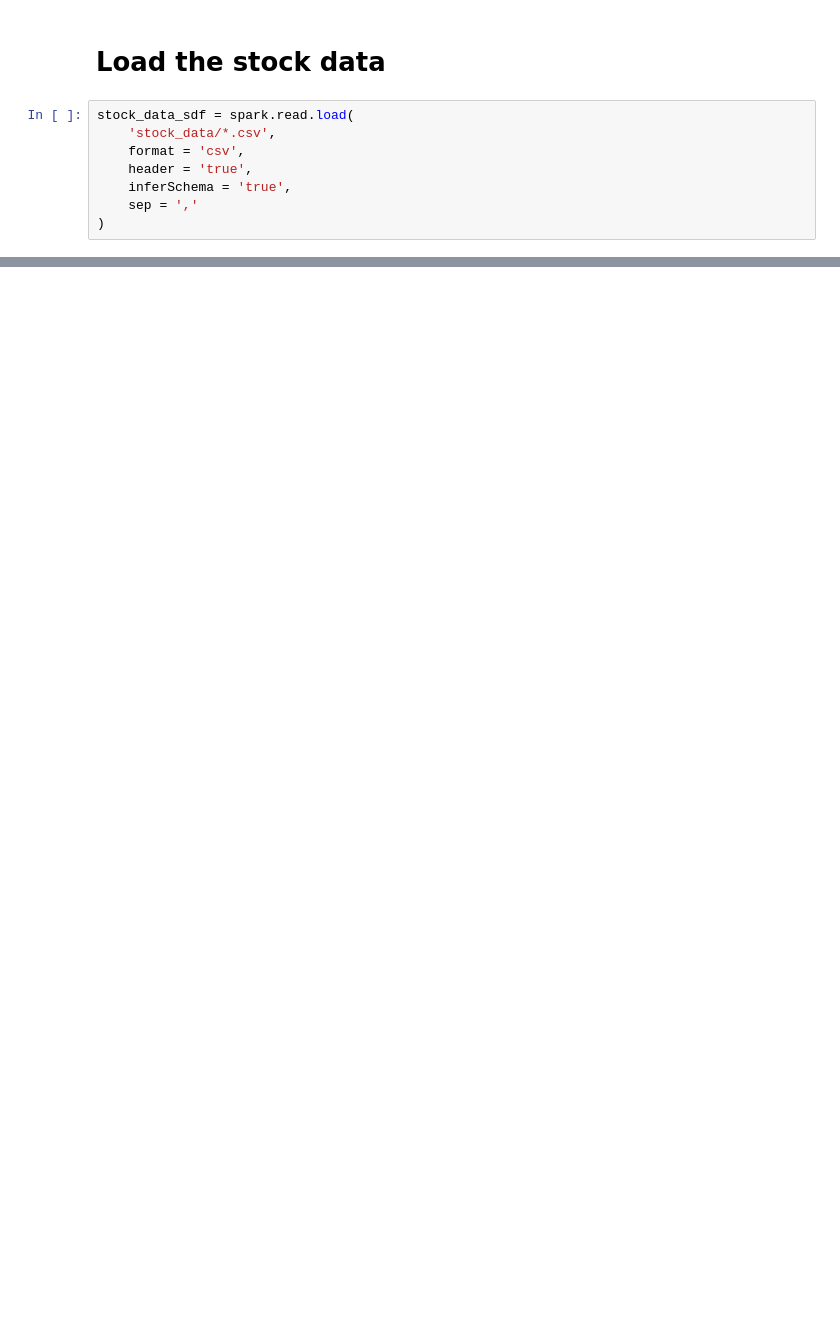
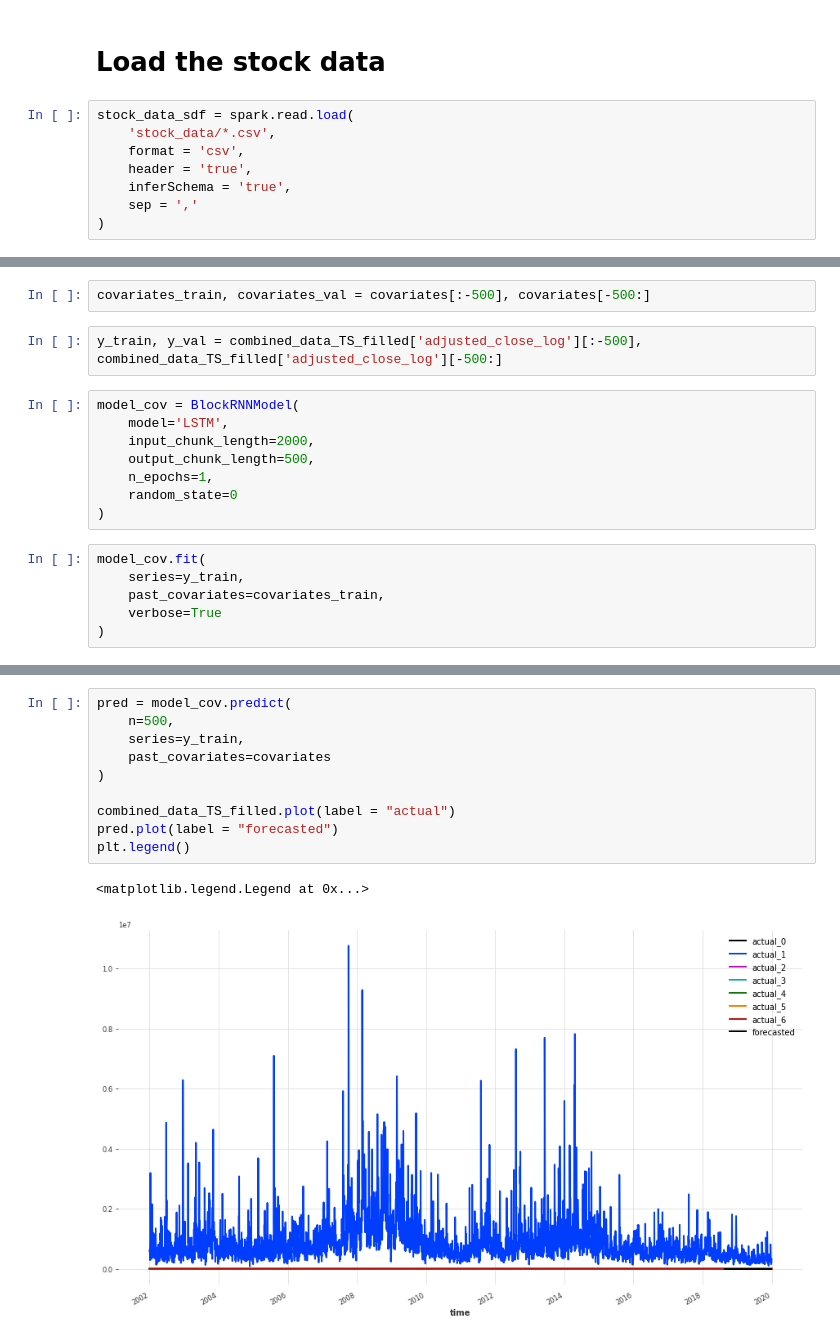
Before and after one commit to stevegbrooks/big-portfolio-learner, a Jupyter notebook: notebooks/step3b_global_tsa.ipynb, the cells around one changed output, grey strips where cells are left out. Drawn from its saved outputs; the diff is of its cells as text; blank space fills up the shorter version.

```diff
--- a/notebooks/step3b_global_tsa.ipynb
+++ b/notebooks/step3b_global_tsa.ipynb
@@ -143,0 +281,18 @@ Dimensions without coordinates: sample
+# %%
+covariates_train, covariates_val = covariates[:-500], covariates[-500:]
+# %%
+y_train, y_val = combined_data_TS_filled['adjusted_close_log'][:-500], combined_data_TS_filled['adjusted_close_log'][-500:]
+# %%
+model_cov = BlockRNNModel(
+    model='LSTM',
+    input_chunk_length=2000,
+    output_chunk_length=500,
+    n_epochs=1,
+    random_state=0
+)
+# %%
+model_cov.fit(
+    series=y_train,
+    past_covariates=covariates_train,
+    verbose=True
+)
@@ -143,0 +305,13 @@ Dimensions without coordinates: sample
+# %%
+pred = model_cov.predict(
+    n=500,
+    series=y_train,
+    past_covariates=covariates
+)
+
+combined_data_TS_filled.plot(label = "actual")
+pred.plot(label = "forecasted")
+plt.legend()
+# %% [output]
+<matplotlib.legend.Legend at 0x...>
+[figure, added]
```
Also changed, not shown: parts of 27 cells of this notebook.
